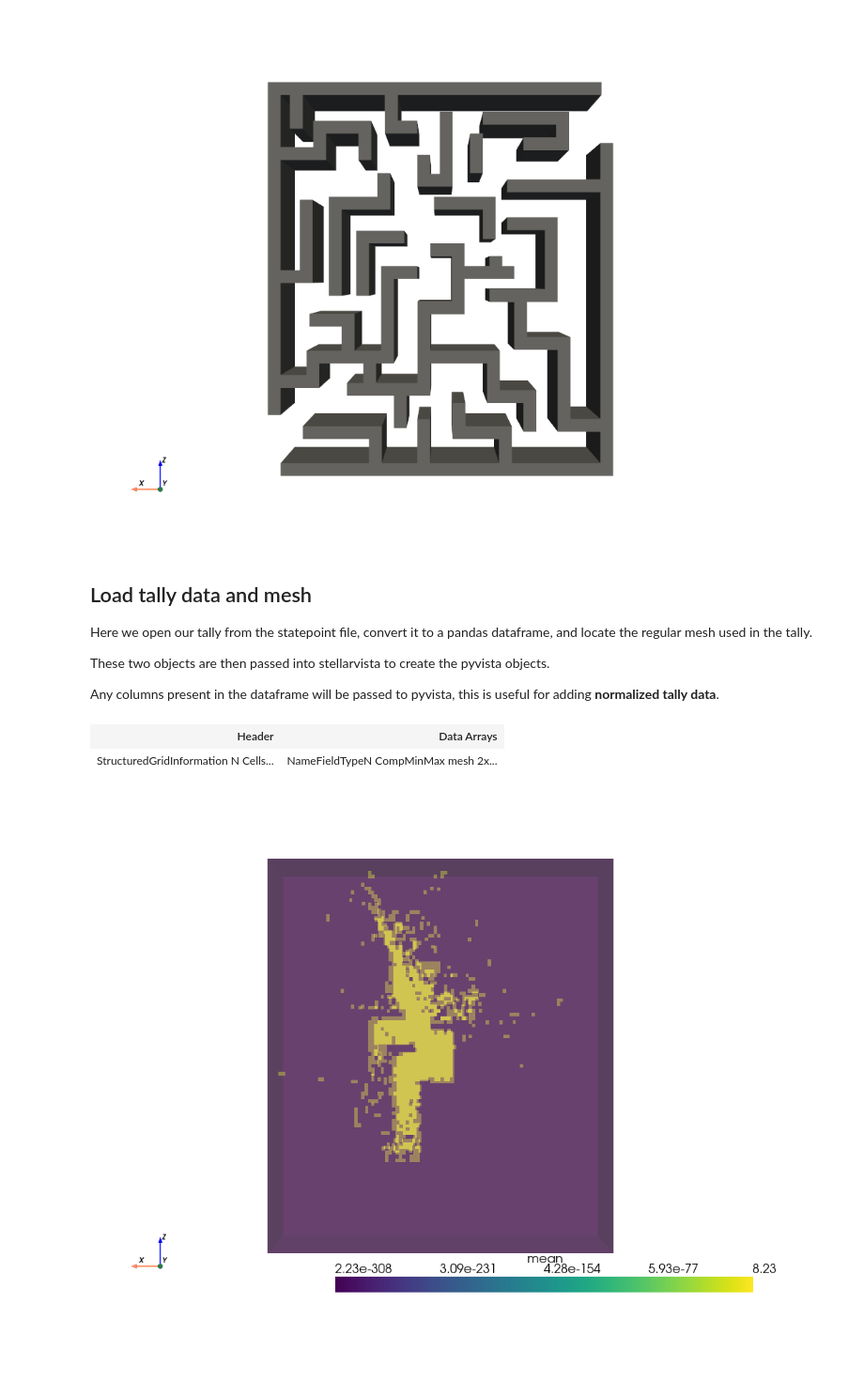
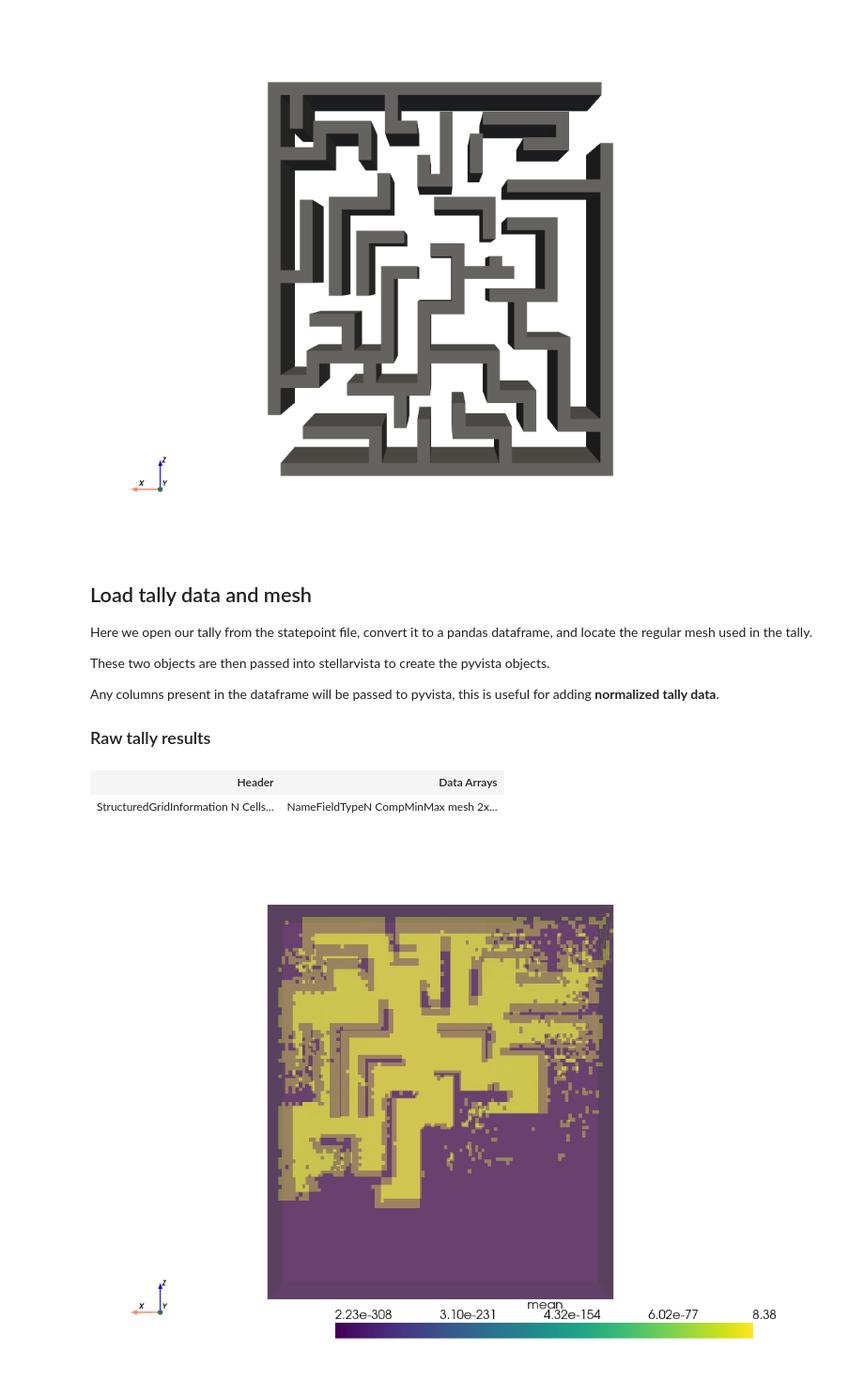
Before and after one commit to Thea-Energy/stellarvista, a Jupyter notebook: examples/example_regular_mesh_tally.ipynb, the cells around one changed output. Shown at 94% size. Cells and saved outputs as stored; diff of their text form; code cells hidden in the pictures; blank space fills up the shorter version.

```diff
--- a/examples/example_regular_mesh_tally.ipynb
+++ b/examples/example_regular_mesh_tally.ipynb
@@ -17,18 +17,20 @@ Here we open our tally from the statepoint file, convert it to a pandas datafram
 These two objects are then passed into stellarvista to create the pyvista objects.
 
 Any columns present in the dataframe will be passed to pyvista, this is useful for adding **normalized tally data**.
+
+### Raw tally results
 # %%
 # import the tally and tally mesh from the statepoint file
-with openmc.StatePoint('./model_labrynth/statepoint.10.h5') as sp:
+with openmc.StatePoint('./model_labrynth/statepoint.30.h5') as sp:
     df = sp.get_tally(name='flux').get_pandas_dataframe()
     mesh = sp.get_tally(name='flux').find_filter(openmc.MeshFilter).mesh
 
 # use stellarvista to create pyvista mesh objects
 flux = sv.regular_mesh_tally_to_pv(mesh, df)
 display(flux)
 # plot the mean score
 flux.plot(scalars='mean', log_scale=True, cmap='viridis', opacity=0.5, jupyter_backend='static', cpos=[0,1,0])
 # %% [output]
 | Header | Data Arrays |
 | StructuredGridInformation N Cells... | NameFieldTypeN CompMinMax mesh 2x... |
-[figure, old version]
+[figure, new version]
```
Also changed, not shown: parts of 5 cells of this notebook, 7 other files.
